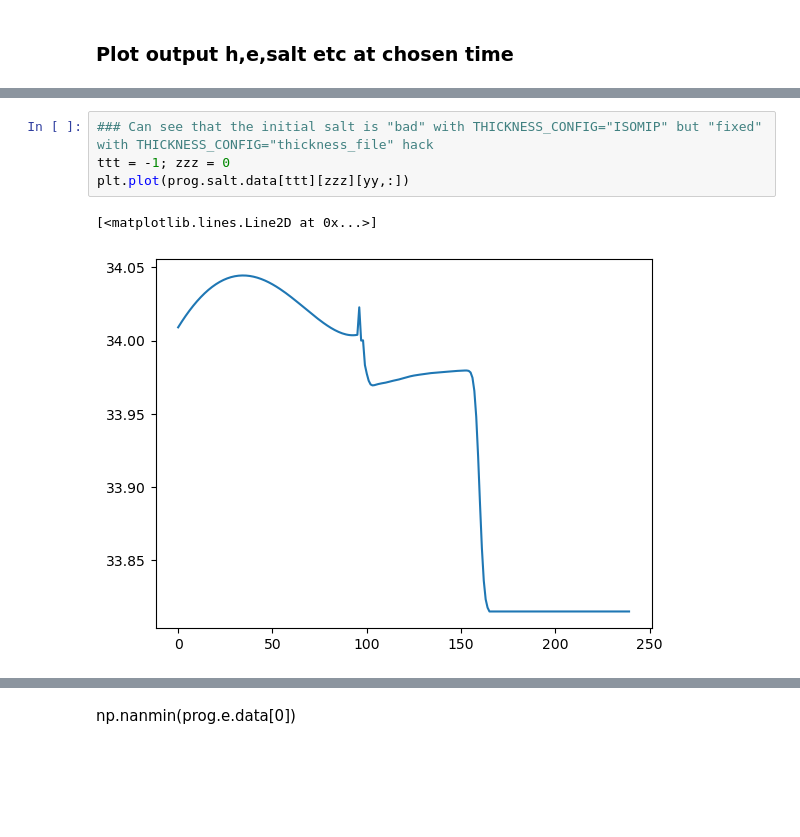
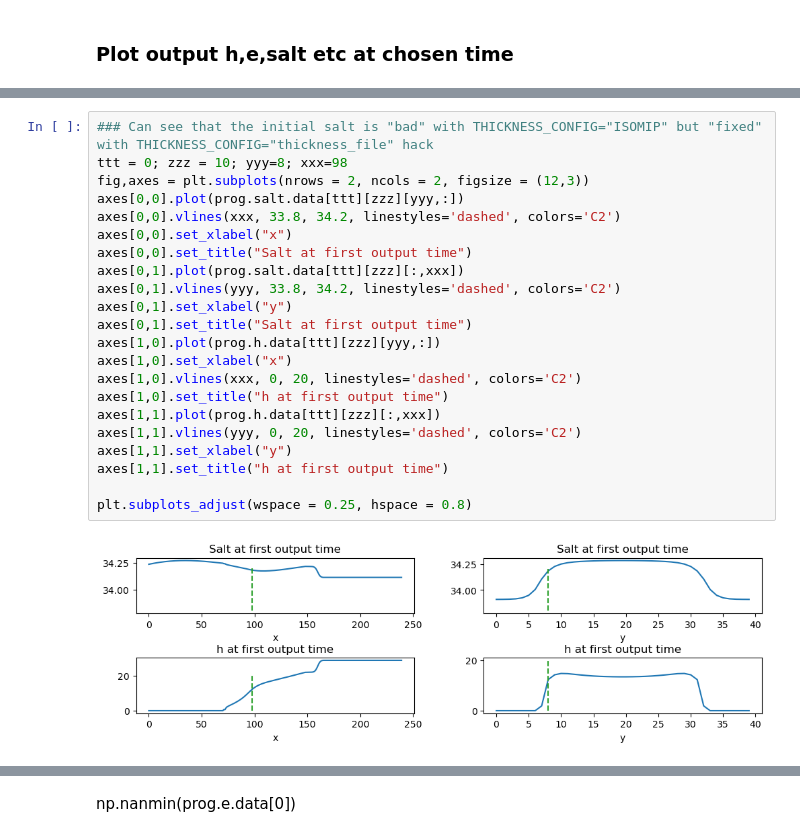
Before and after one commit to yungcm/MOM6-examples, a Jupyter notebook: ocean_only/seamount/isomip/isomip.ipynb, the cells around one changed output, grey strips where cells are left out. Drawn from its saved outputs; the diff is of its cells as text; blank space fills up the shorter version.

```diff
--- a/ocean_only/seamount/isomip/isomip.ipynb
+++ b/ocean_only/seamount/isomip/isomip.ipynb
@@ -113,10 +115,27 @@ Text(0.5, 0.98, 'Run ends at 0001-01-01 05:00:00')
-# %%
-### Can see that the initial salt is "bad" with THICKNESS_CONFIG="ISOMIP" but "fixed" with THICKNESS_CONFIG="thickness_file" hack
-ttt = -1; zzz = 0
-plt.plot(prog.salt.data[ttt][zzz][yy,:])
-# %% [output]
-[<matplotlib.lines.Line2D at 0x...>]
-[figure, removed]
+# %%
+### Can see that the initial salt is "bad" with THICKNESS_CONFIG="ISOMIP" but "fixed" with THICKNESS_CONFIG="thickness_file" hack
+ttt = 0; zzz = 10; yyy=8; xxx=98
+fig,axes = plt.subplots(nrows = 2, ncols = 2, figsize = (12,3))
+axes[0,0].plot(prog.salt.data[ttt][zzz][yyy,:])
+axes[0,0].vlines(xxx, 33.8, 34.2, linestyles='dashed', colors='C2')
+axes[0,0].set_xlabel("x")
+axes[0,0].set_title("Salt at first output time")
+axes[0,1].plot(prog.salt.data[ttt][zzz][:,xxx])
+axes[0,1].vlines(yyy, 33.8, 34.2, linestyles='dashed', colors='C2')
+axes[0,1].set_xlabel("y")
+axes[0,1].set_title("Salt at first output time")
+axes[1,0].plot(prog.h.data[ttt][zzz][yyy,:])
+axes[1,0].set_xlabel("x")
+axes[1,0].vlines(xxx, 0, 20, linestyles='dashed', colors='C2')
+axes[1,0].set_title("h at first output time")
+axes[1,1].plot(prog.h.data[ttt][zzz][:,xxx])
+axes[1,1].vlines(yyy, 0, 20, linestyles='dashed', colors='C2')
+axes[1,1].set_xlabel("y")
+axes[1,1].set_title("h at first output time")
+
+plt.subplots_adjust(wspace = 0.25, hspace = 0.8)
+# %% [output]
+[figure, added]
 # %%
 np.nanmin(prog.h[0].data)
 # %% [output]
```
Also changed, not shown: parts of 12 cells of this notebook, 3 other files.
